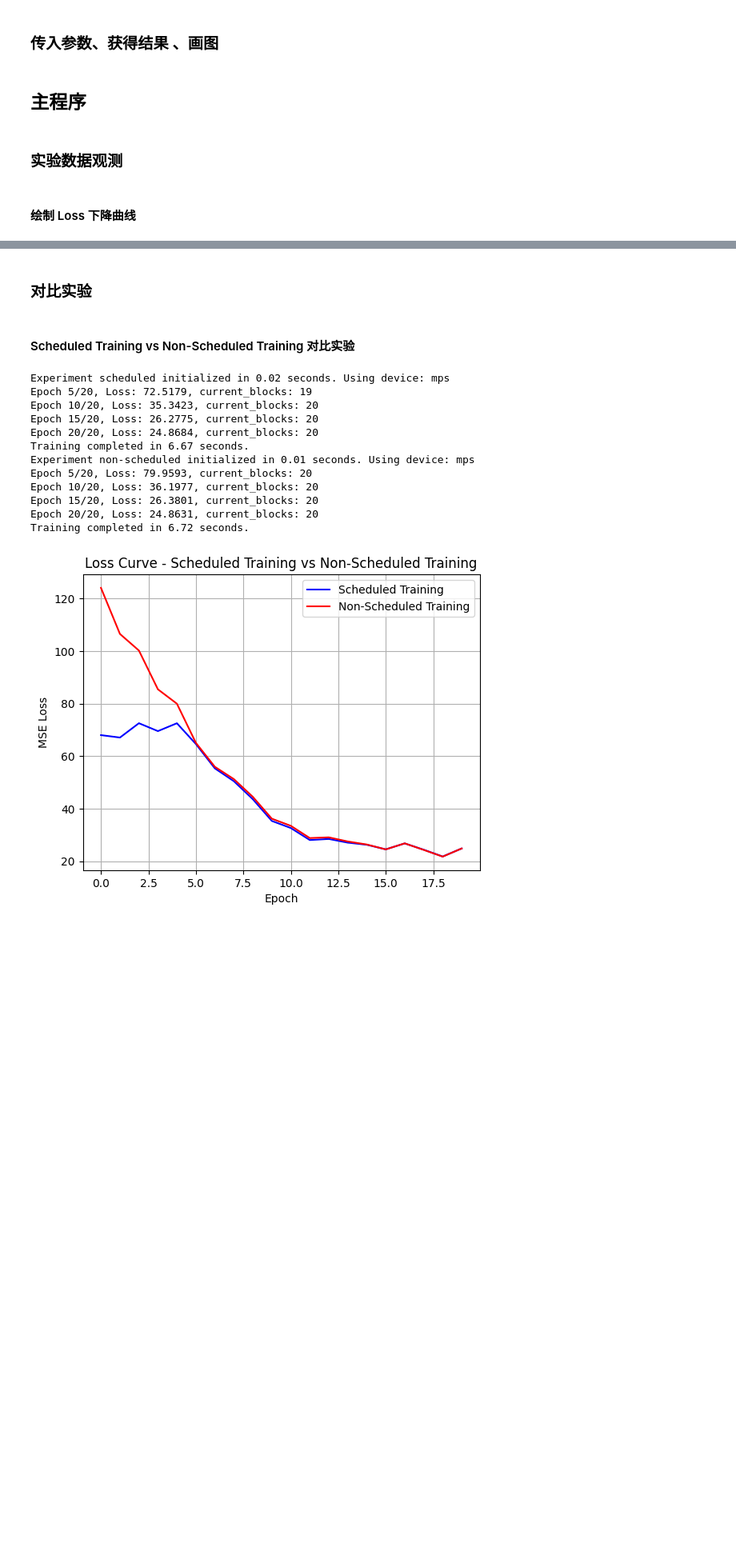
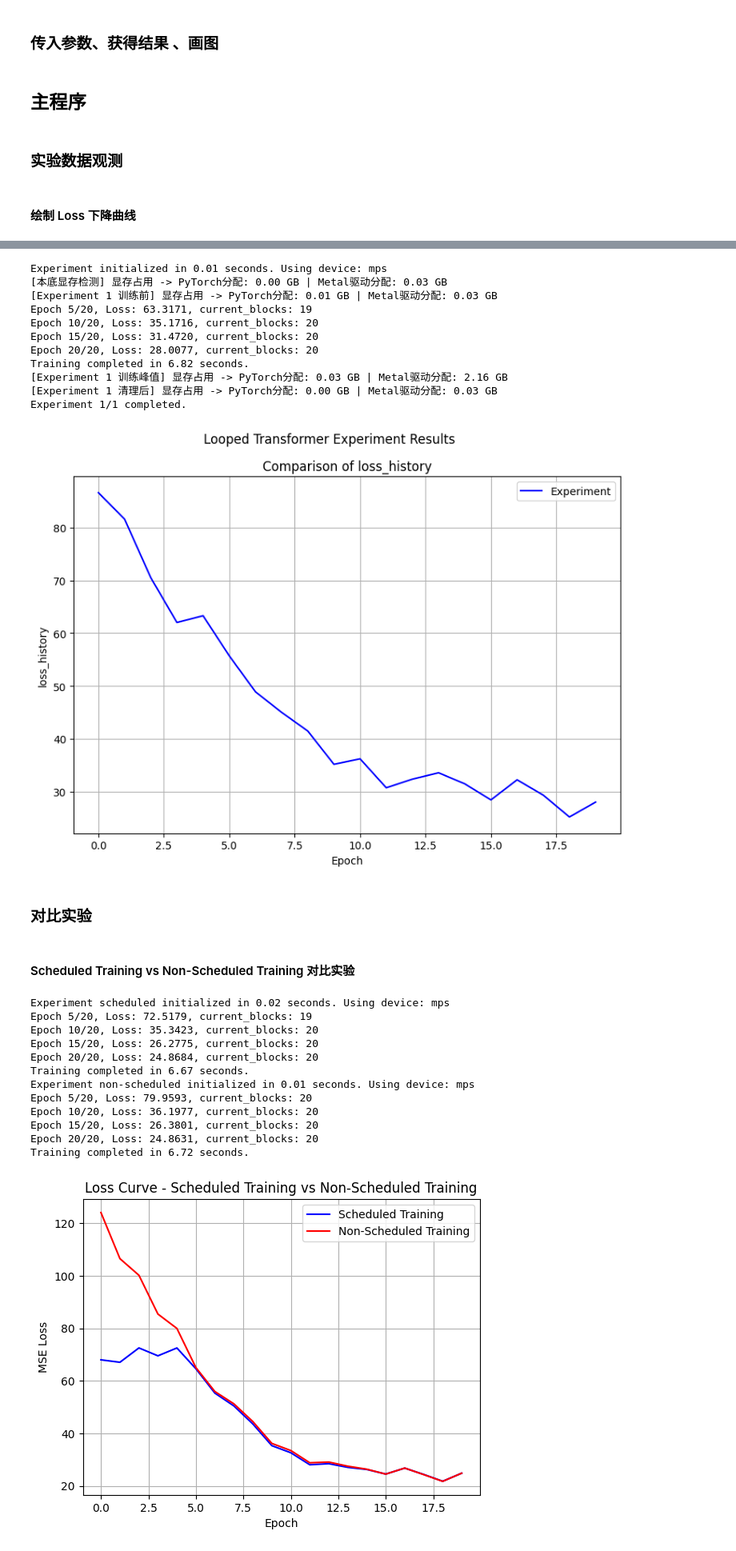
Before and after one commit to Bruce-lhq/looped-transformer-ablation-lab, a Jupyter notebook: Looped_Transformer.ipynb, the cells around one changed output, grey strips where cells are left out. Shown at 80% size. Cells and saved outputs as stored; diff of their text form; code cells hidden in the pictures; blank space fills up the shorter version.

Commit message:
修复了parallel导致的seed失效问题；新增adamw的weight_decay参数，新增StepLR调度器；增加y_pred和y_true作为metric；显存正确显示峰值；支持了baseline对比绘图

```diff
--- a/Looped_Transformer.ipynb
+++ b/Looped_Transformer.ipynb
@@ -477,18 +478,18 @@ class RegressionSolver(nn.Module):
 # %% [markdown]
 ##### 线性回归数据
 # %%
-def linear_data_generator(batch_size, seq_len, d_x, d_y, device='cpu'):
-    w = torch.randn(batch_size, d_x, d_y, device=device)  # 真实线性函数 w: [batch_size, d_x, d_y]
-    x_data = torch.randn(batch_size, seq_len//2, d_x, device=device)  # 输入特征 x: [batch_size, seq_len//2, d_x]
+def linear_data_generator(batch_size, seq_len, d_x, d_y, device='cpu', generator=None):
+    w = torch.randn(batch_size, d_x, d_y, device=device, generator=generator)  # 真实线性函数 w: [batch_size, d_x, d_y]
+    x_data = torch.randn(batch_size, seq_len//2, d_x, device=device, generator=generator)  # 输入特征 x: [batch_size, seq_len//2, d_x]
     y_data = x_data @ w  # 计算标签 y = x @ w: [batch_size, seq_len//2, d_y]
     return x_data, y_data
 # %% [markdown]
 #### 数据加载器
 # %%
-def dataloader(batch_size=64, seq_len=80, d_x=20, d_y=1, device='cpu', data_type='linear', sink_padding=1):
+def dataloader(batch_size=64, seq_len=80, d_x=20, d_y=1, device='cpu', data_type='linear', sink_padding=1, generator=None):
     while True:
         if data_type == 'linear':
-            x_data, y_data = linear_data_generator(batch_size, seq_len, d_x, d_y, device=device)
+            x_data, y_data = linear_data_generator(batch_size, seq_len, d_x, d_y, device=device, generator=generator)
         if sink_padding is not None:
             x_data = F.pad(x_data, (0, 0, sink_padding, 0), value=0)  # 在seq_len维度最前面添加sink_padding个全0向量
             y_data = F.pad(y_data, (0, 0, sink_padding, 0), value=0)
@@ -700,6 +718,7 @@ def default_setup(manual=None):
         'experiment_name': 'Experiment',   # str or None: 实验名称 (None表示不打印设备和实验初始化信息)
         'timing': True,                    # bool: 是否打印初始化时间
         'optimizer_type': 'adam',          # str: 优化器类型 ('adam' 或 'sgd'或 'adamw')
+        'wd_adamw': 0.01,                  # float: AdamW优化器的权重衰减系数，仅当optimizer_type='adamw'时有效
         'task': 'regression',              # str: 任务类型 ('regression')
     }
 
@@ -717,7 +736,9 @@ def default_setup(manual=None):
     # LoopedTransformerExperiment
         'epochs': 20,                      # int: 训练轮数
         'data_type': 'linear',             # str: 回归数据类型 ('linear')
-        'scheduler_type': None,            # str or None: 学习率调节器类型 ('cosine' 或 None)
+        'scheduler_type': None,            # str or None: 学习率调节器类型 ('cosine' 或 'step' 或 None)
+        'lr_scale': 0.1,                   # float: 学习率调节器的缩放因子，仅当scheduler_type不为None时有效
+        'step_size_scheduler': 10,         # int: StepLR调度器的步长，仅当scheduler_type='step'时有效
         'scheduled_training': True,        # bool: 是否使用计划训练，即随着训练的进行逐渐增加参与的层数 b=epoch+num_eff ，直到达到最大层数num_blocks
         'print_every': 5,                  # int or None: 打印频率/epoch (None表示不打印训练过程中的损失信息)
         'timing': True,                    # bool: 是否打印训练时间
@@ -734,20 +755,24 @@ def default_setup(manual=None):
 # %% [markdown]
 ### 显存检测
 # %%
-def print_vram_usage(tag=""):
+def print_vram_usage(tag="", peak=None):
     if torch.backends.mps.is_available():
         # MPS 专用 API (Apple Silicon)
         allocated = torch.mps.current_allocated_memory() / (1024 ** 3)
         driver_alloc = torch.mps.driver_allocated_memory() / (1024 ** 3)
-        print(f"[{tag}] 显存占用 -> PyTorch分配: {allocated:.2f} GB | Metal驱动分配: {driver_alloc:.2f} GB")
+        if peak is not None:
+            print(f"[{tag}] 显存占用 -> PyTorch分配: {peak[0]:.2f} GB | Metal驱动分配: {peak[1]:.2f} GB")
+        else:
+            print(f"[{tag}] 显存占用 -> PyTorch分配: {allocated:.2f} GB | Metal驱动分配: {driver_alloc:.2f} GB")
 
     elif torch.cuda.is_available():
         # CUDA 专用 API
         allocated = torch.cuda.memory_allocated() / (1024 ** 3)
+        peak = torch.cuda.max_memory_allocated() / (1024 ** 3)
         reserved = torch.cuda.memory_reserved() / (1024 ** 3)
         total = torch.cuda.get_device_properties(0).total_memory / (1024 ** 3)
         free = total - reserved
-        print(f"[{tag}] 显存占用 -> 已分配: {allocated:.2f} GB | 缓存池: {reserved:.2f} GB | 剩余可用: {free:.2f} GB")
+        print(f"[{tag}] 显存占用 -> 已分配: {allocated:.2f} GB | 峰值: {peak:.2f} GB | 缓存池: {reserved:.2f} GB | 剩余可用: {free:.2f} GB")
 
     else:
         print(f"[{tag}] 当前运行在 CPU，占用主板内存。")
@@ -972,3 +1014,20 @@ Experiment 1/1 completed.
+# %%
+experiment_table = ExperimentTable(params_groups=[{}])
+experiment_table.run(result_lists=[(['loss_history'], 'epoch')])
+experiment_table.plot(figure_size=(8,6))
+# %% [output]
+Experiment initialized in 0.01 seconds. Using device: mps
+[本底显存检测] 显存占用 -> PyTorch分配: 0.00 GB | Metal驱动分配: 0.03 GB
+[Experiment 1 训练前] 显存占用 -> PyTorch分配: 0.01 GB | Metal驱动分配: 0.03 GB
+Epoch 5/20, Loss: 63.3171, current_blocks: 19
+Epoch 10/20, Loss: 35.1716, current_blocks: 20
+Epoch 15/20, Loss: 31.4720, current_blocks: 20
+Epoch 20/20, Loss: 28.0077, current_blocks: 20
+Training completed in 6.82 seconds.
+[Experiment 1 训练峰值] 显存占用 -> PyTorch分配: 0.03 GB | Metal驱动分配: 2.16 GB
+[Experiment 1 清理后] 显存占用 -> PyTorch分配: 0.00 GB | Metal驱动分配: 0.03 GB
+Experiment 1/1 completed.
+[figure, added]
 # %% [markdown]
 ### 对比实验
 # %% [markdown]
```
Also changed, not shown: parts of 7 cells of this notebook.
